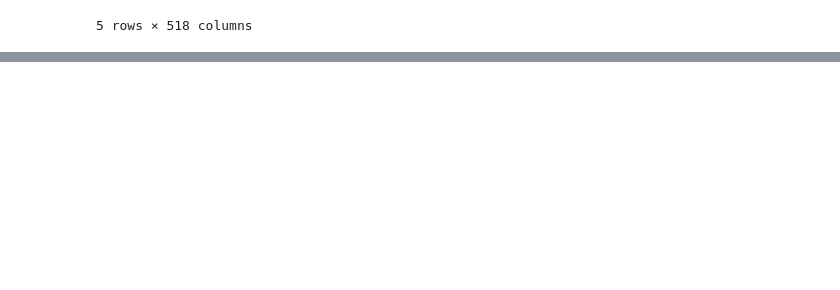
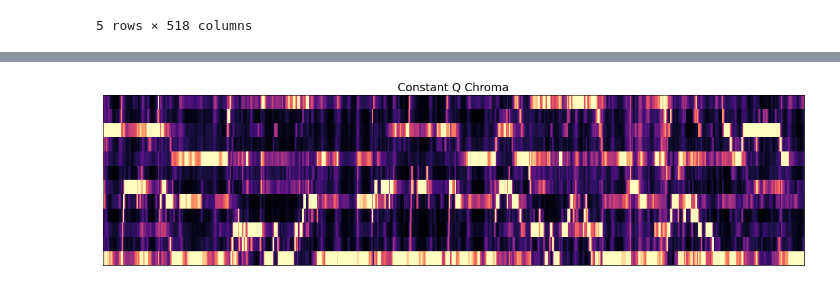
Before and after one commit to ThetaRangers/ML, a Jupyter notebook: test.ipynb, the cells around one changed output, grey strips where cells are left out. Drawn from its saved outputs; the diff is of its cells as text; code cells hidden in the pictures; blank space fills up the shorter version.

```diff
--- a/test.ipynb
+++ b/test.ipynb
@@ -184,0 +159,4 @@ plot_tempogram('data/tracks/000459.mp3')
+# %%
+plot_chroma('data/tracks_wav/127266.wav')
+# %% [output]
+[figure, added]
```
Also changed, not shown: parts of 10 cells of this notebook, 3 other files.
